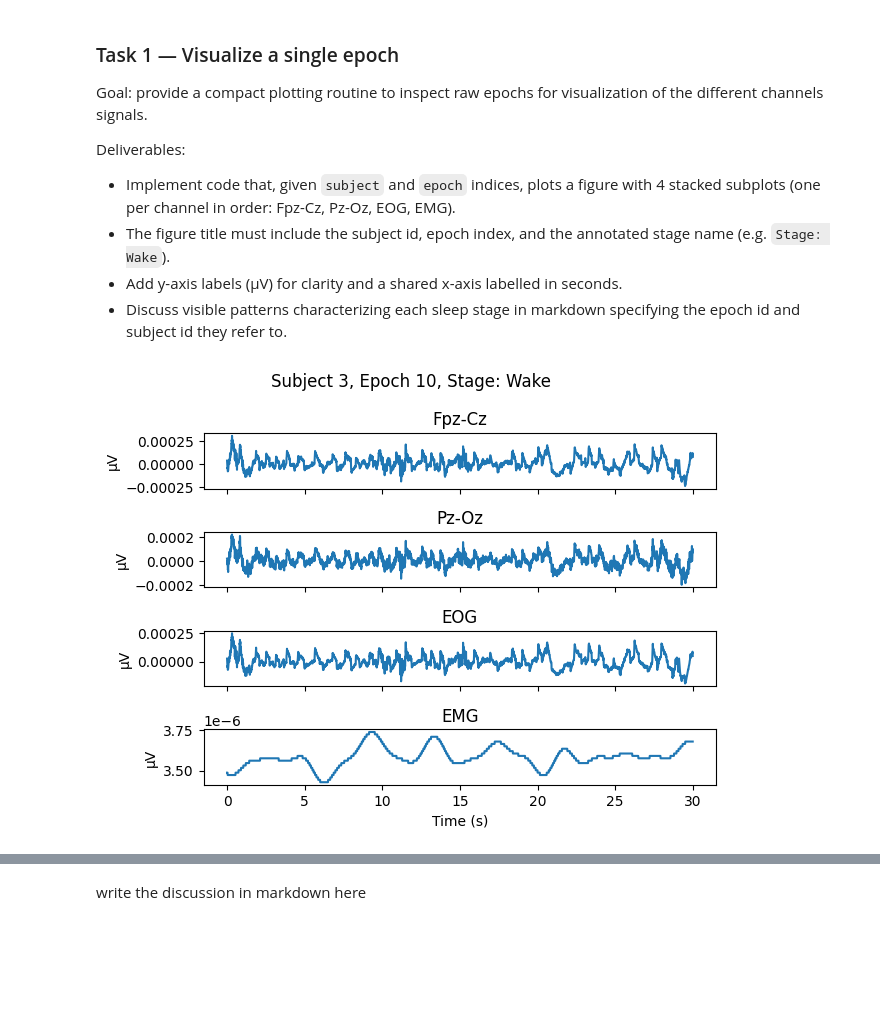
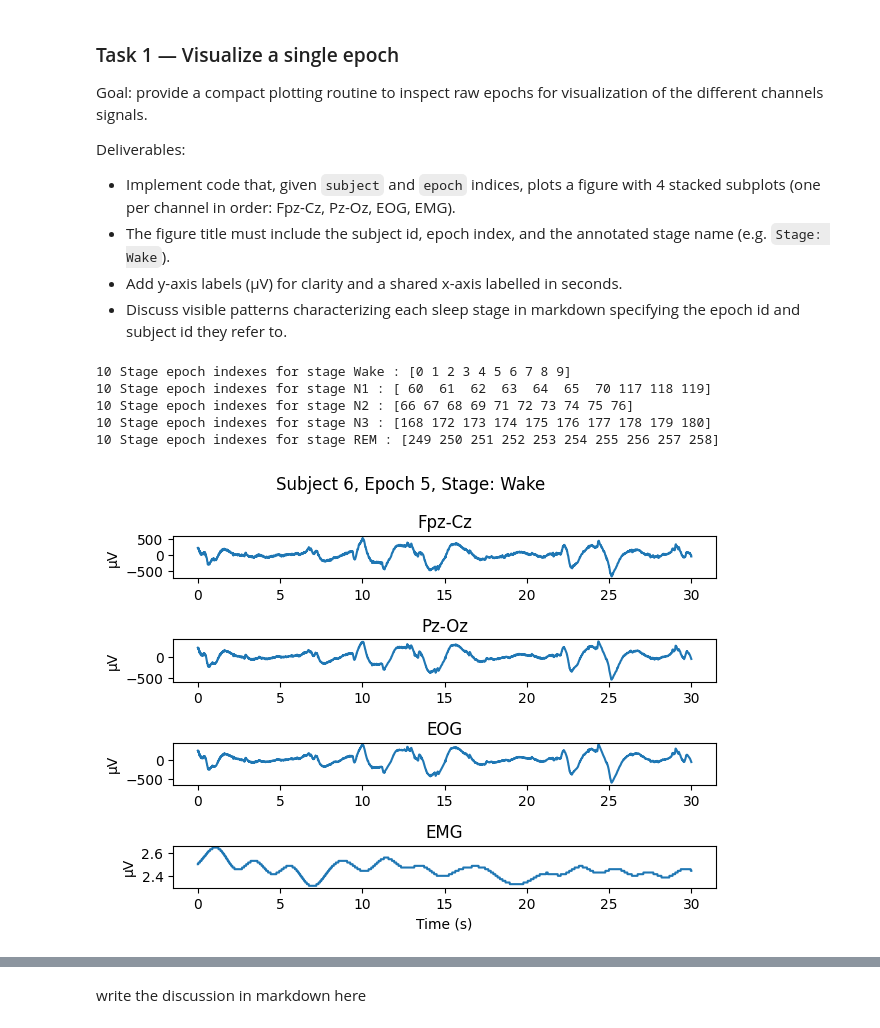
Before and after one commit to teodora-taleska/kuleuven-archive, a Jupyter notebook: Biomedical data processing/Project/Part 2/2025_project_part2.ipynb, the cells around one changed output, grey strips where cells are left out. Cells and saved outputs as stored; diff of their text form; code cells hidden in the pictures; blank space fills up the shorter version.

```diff
--- a/Biomedical data processing/Project/Part 2/2025_project_part2.ipynb
+++ b/Biomedical data processing/Project/Part 2/2025_project_part2.ipynb
@@ -253,13 +254,13 @@ def plot_epoch(subject, epoch, X, y, fs=100):
   signal = X[subject][epoch]
   stage = STAGES[y[subject][epoch]]
 
-  t = np.arange(signal.shape[1]) / fs
-  fig, axs = plt.subplots(4, 1, sharex=True)
+  t = np.arange(signal.shape[1]) / fs # 30s
+  fig, axs = plt.subplots(4, 1)
 
   fig.suptitle(f"Subject {subject}, Epoch {epoch}, Stage: {stage}")
 
   for i, ax in enumerate(axs):
-      ax.plot(t, signal[i])
+      ax.plot(t, signal[i] * 1e6)
       ax.set_ylabel("µV")
       ax.set_title(CHANNELS[i])
 
@@ -267,6 +268,17 @@ def plot_epoch(subject, epoch, X, y, fs=100):
   plt.tight_layout()
   plt.show()
 
-plot_epoch(subject, epoch, X, y)
+for i in range(5):
+  print("10 Stage epoch indexes for stage", STAGES[i], ":", (np.where(y[subject] == i))[0][:10])
 # %% [output]
-[figure, removed]
+10 Stage epoch indexes for stage Wake : [0 1 2 3 4 5 6 7 8 9]
+10 Stage epoch indexes for stage N1 : [ 60  61  62  63  64  65  70 117 118 119]
+10 Stage epoch indexes for stage N2 : [66 67 68 69 71 72 73 74 75 76]
+10 Stage epoch indexes for stage N3 : [168 172 173 174 175 176 177 178 179 180]
+10 Stage epoch indexes for stage REM : [249 250 251 252 253 254 255 256 257 258]
+# %%
+# I will try to find an example for every sleep stage so I will later point to them after explaining some characteristic patterns in each sleep stage
+# the subject stays 6
+plot_epoch(subject, 5, X, y)
+# %% [output]
+[figure, added]
```
Also changed, not shown: parts of 54 cells of this notebook, 1 other file.
